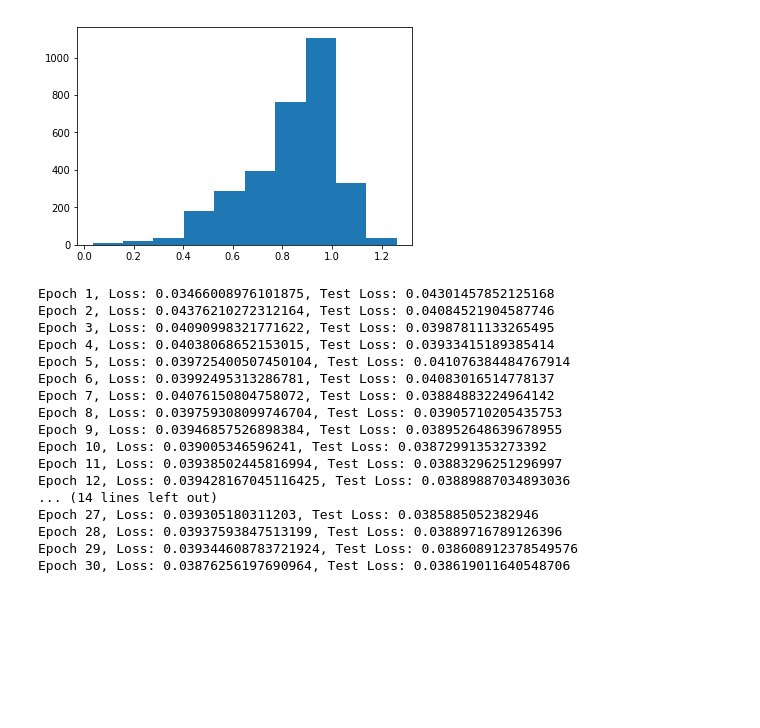
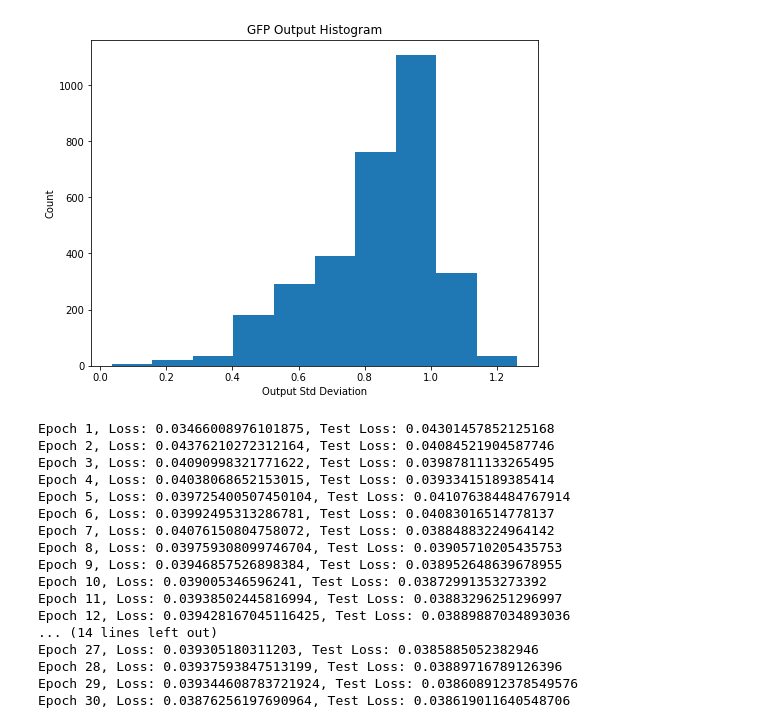
Before and after one commit to j316chuck/AM-Project, a Jupyter notebook: notebooks/GFP AM.ipynb, the cells around one changed output. Saved outputs shown, nothing was run; the diff lists cells and outputs as text; code cells hidden in the pictures; blank space fills up the shorter version.

```diff
--- a/notebooks/GFP AM.ipynb
+++ b/notebooks/GFP AM.ipynb
@@ -203,11 +203,17 @@ BATCH_SIZE = 64
 SHUFFLE_BUFFER_SIZE = 100
 train_dataset = tf.data.Dataset.from_tensor_slices((train_x, y_train)).shuffle(SHUFFLE_BUFFER_SIZE).batch(BATCH_SIZE)
 test_dataset = tf.data.Dataset.from_tensor_slices((test_x, y_test)).batch(BATCH_SIZE)
-# %%
-plt.hist(y_train)
-plt.show()
-# %% [output]
-[figure, removed]
+# %%
+plt.figure(figsize = (8, 6))
+plt.hist(y_train)
+plt.xlabel("Output Std Deviation")
+plt.ylabel("Count")
+plt.title("GFP Output Histogram")
+plt.savefig("../plots/gfp_output_histogram.png")
+plt.show()
+plt.close()
+# %% [output]
+[figure, added]
 # %%
 class MyModel(Model):
     #To Do: add way to make inputs drawn from probability simplex
```
Also changed, not shown: parts of 6 cells of this notebook, 7 other files.
